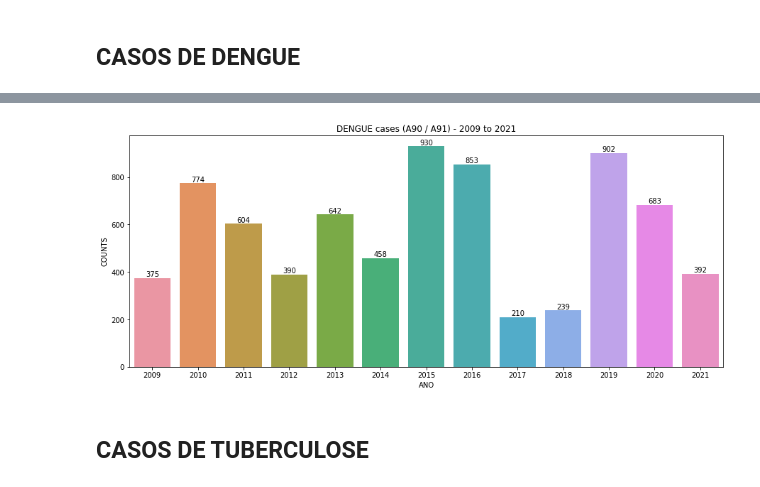
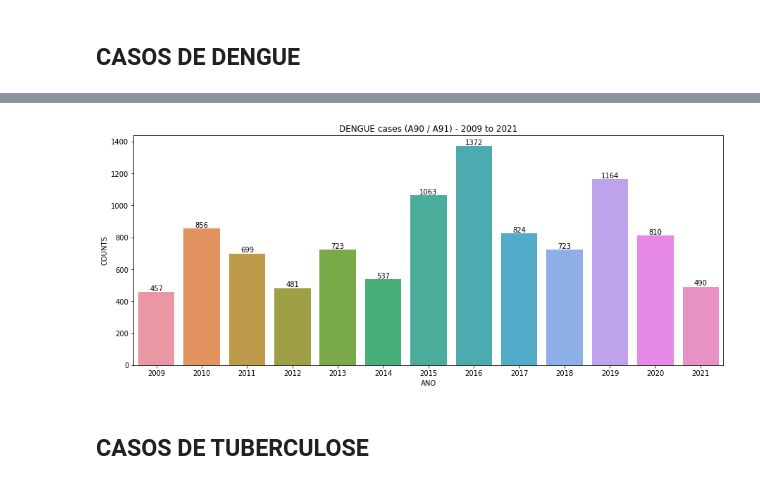
Before and after one commit to marciopmm/Estudo_COVID-19, a Jupyter notebook: Dados.ipynb, the cells around one changed output, grey strips where cells are left out. Saved outputs shown, nothing was run; the diff lists cells and outputs as text; code cells hidden in the pictures.

```diff
--- a/Dados.ipynb
+++ b/Dados.ipynb
@@ -38,8 +38,7 @@ for ano in range(2009, 2020):
 print(f"Baixando dados de https://s3.sa-east-1.amazonaws.com/ckan.saude.gov.br/SIM/sim_preliminar_2020.csv")
 df_tratado = df_tratado.append(pd.read_csv('https://s3.sa-east-1.amazonaws.com/ckan.saude.gov.br/SIM/sim_preliminar_2020.csv', sep=';', usecols=cols_list, encoding='latin', error_bad_lines=False), ignore_index=True)
 print(f"Baixando dados de https://s3.sa-east-1.amazonaws.com/ckan.saude.gov.br/SIM/DO21OPEN.csv")
-df_tratado = df_tratado.append(pd.read_csv('https://s3.s
-a-east-1.amazonaws.com/ckan.saude.gov.br/SIM/DO21OPEN.csv', sep=';', usecols=cols_list, encoding='latin', error_bad_lines=False), ignore_index=True)
+df_tratado = df_tratado.append(pd.read_csv('https://s3.sa-east-1.amazonaws.com/ckan.saude.gov.br/SIM/DO21OPEN.csv', sep=';', usecols=cols_list, encoding='latin', error_bad_lines=False), ignore_index=True)
 
 df_tratado.head()
 # %% [output]
@@ -105,17 +137,53 @@ Códigos para Dengue:
 # %%
-den_codes = ['A90', 'A91']
+den_codes = [
+    'A90',
+    'A91',
+    'A92',
+    'A920',
+    'A921',
+    'A922',
+    'A923',
+    'A924',
+    'A928',
+    'A929',
+    'A93',
+    'A930',
+    'A931',
+    'A932',
+    'A938',
+    'A94',
+    'A95',
+    'A950',
+    'A951',
+    'A959',
+    'A96',
+    'A960',
+    'A961',
+    'A962',
+    'A968',
+    'A969',
+    'A98',
+    'A980',
+    'A981',
+    'A982',
+    'A983',
+    'A984',
+    'A985',
+    'A988',
+    'A99',
+]
 df_dengue = df_tratado[df_tratado['CAUSABAS'].isin(den_codes)]
 dengue_por_ano = df_dengue.groupby(['ANO']).size().reset_index(name='COUNTS')
 
 plt.figure(figsize=(15,6))
 plt.title('DENGUE cases (A90 / A91) - 2009 to 2021')
 #plt.xticks(rotation=90)
 ax = sns.barplot(x='ANO', y='COUNTS', data=dengue_por_ano)
 ax.bar_label(ax.containers[0])
 #sns.lineplot(data=dengue_por_ano['COUNTS'])
 plt.show()
 # %% [output]
-[figure, old version]
+[figure, new version]
 # %% [markdown]
 ## CASOS DE TUBERCULOSE
 # %% [markdown]
```
Also changed, not shown: parts of 5 cells of this notebook.
